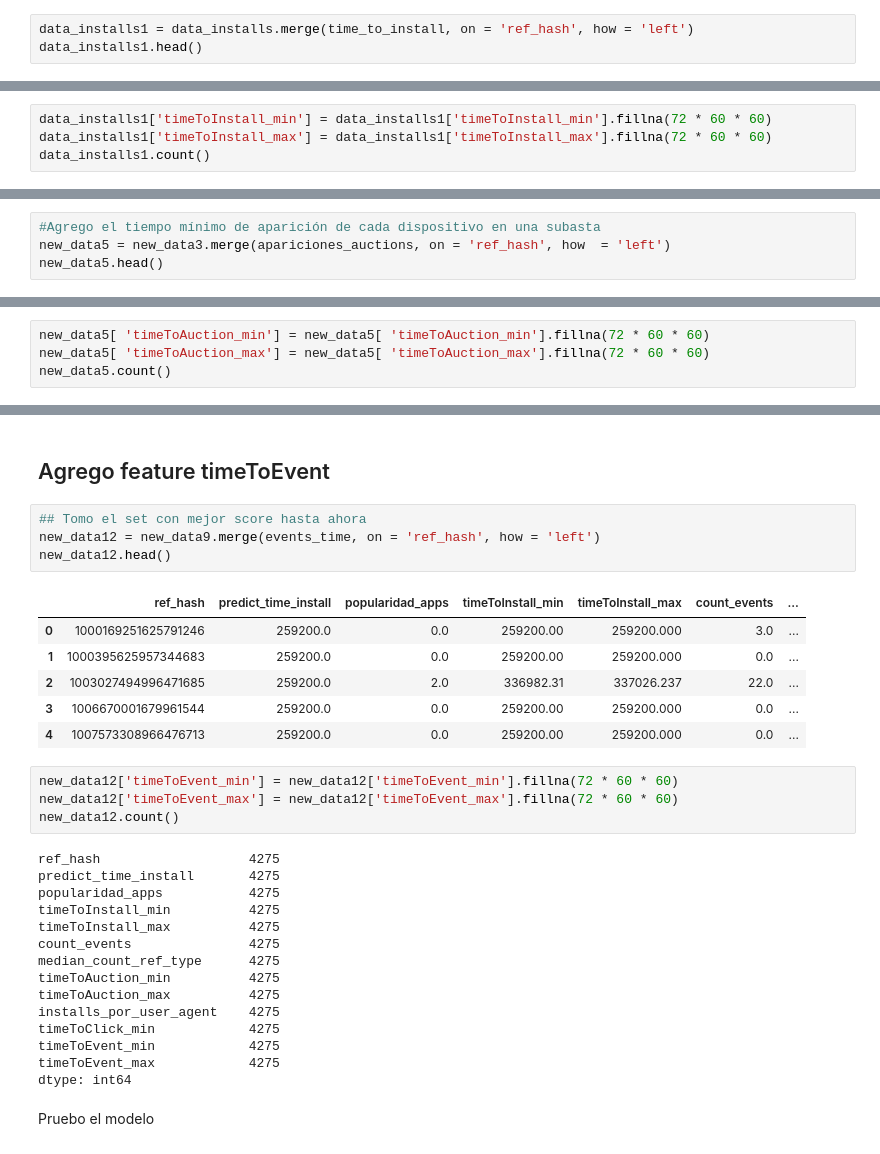
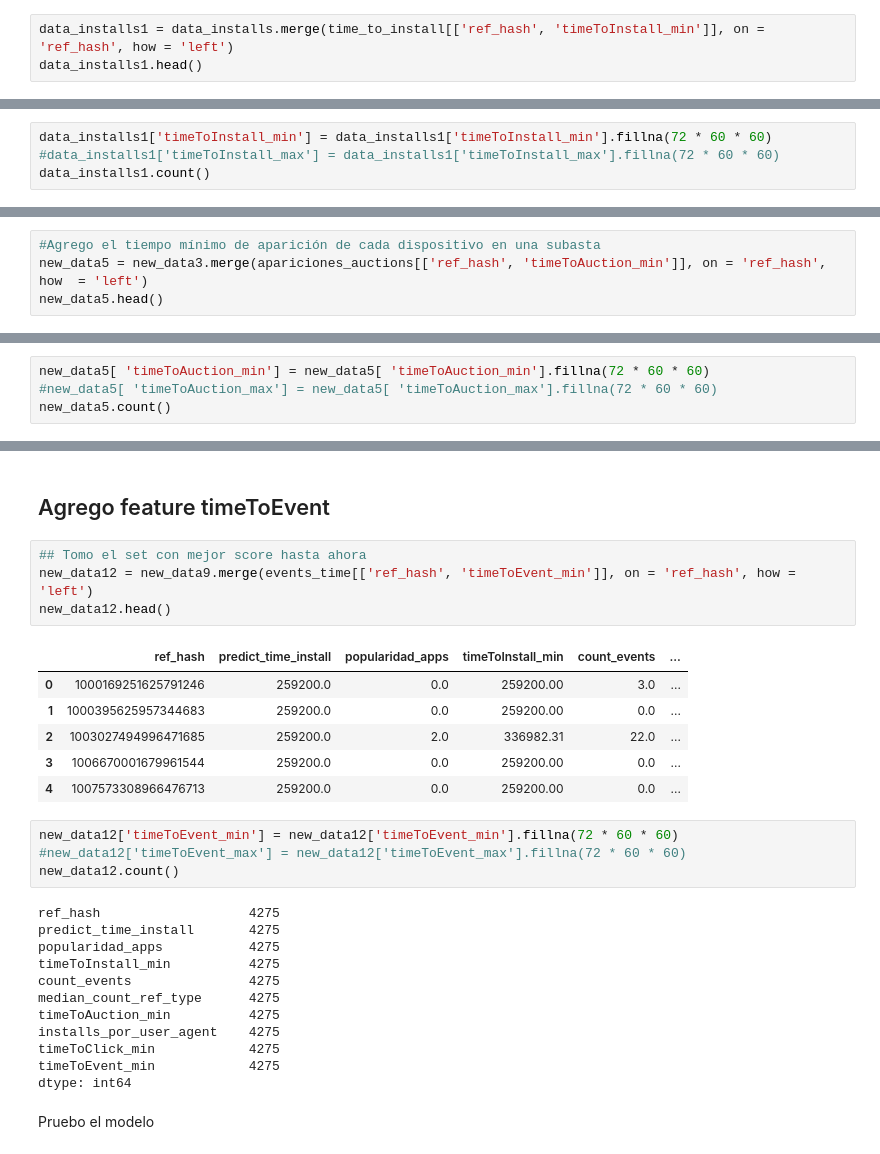
Before and after one commit to EscobarMariaSol/Organizacion-de-datos, a Jupyter notebook: TP2/TP2-ventana6.ipynb, the cells around one changed output, grey strips where cells are left out. Cells and saved outputs as stored; diff of their text form.

```diff
--- a/TP2/TP2-ventana6.ipynb
+++ b/TP2/TP2-ventana6.ipynb
@@ -1327,6 +1317,6 @@ time_to_install.head()
 # %% [markdown]
 Agrego el  nuevo feature y vuelvo a probar el algoritmo
 # %%
-data_installs1 = data_installs.merge(time_to_install, on = 'ref_hash', how = 'left')
+data_installs1 = data_installs.merge(time_to_install[['ref_hash', 'timeToInstall_min']], on = 'ref_hash', how = 'left')
 data_installs1.head()
 # %% [output]
@@ -1347,7 +1336,7 @@ timeToInstall_max       1401
 dtype: int64
 # %%
 data_installs1['timeToInstall_min'] = data_installs1['timeToInstall_min'].fillna(72 * 60 * 60)
-data_installs1['timeToInstall_max'] = data_installs1['timeToInstall_max'].fillna(72 * 60 * 60)
+#data_installs1['timeToInstall_max'] = data_installs1['timeToInstall_max'].fillna(72 * 60 * 60)
 data_installs1.count()
 # %% [output]
 ref_hash                4037
@@ -1605,5 +1617,5 @@ El feature anterior no aportó absolutamente nada, por ahora no lo tomo en cuent
 # %%
 #Agrego el tiempo mínimo de aparición de cada dispositivo en una subasta
-new_data5 = new_data3.merge(apariciones_auctions, on = 'ref_hash', how  = 'left')
+new_data5 = new_data3.merge(apariciones_auctions[['ref_hash', 'timeToAuction_min']], on = 'ref_hash', how  = 'left')
 new_data5.head()
 # %% [output]
@@ -1628,7 +1638,7 @@ timeToAuction_max        3133
 dtype: int64
 # %%
 new_data5[ 'timeToAuction_min'] = new_data5[ 'timeToAuction_min'].fillna(72 * 60 * 60)
-new_data5[ 'timeToAuction_max'] = new_data5[ 'timeToAuction_max'].fillna(72 * 60 * 60)
+#new_data5[ 'timeToAuction_max'] = new_data5[ 'timeToAuction_max'].fillna(72 * 60 * 60)
 new_data5.count()
 # %% [output]
 ref_hash                 4037
@@ -2174,33 +2172,30 @@ rmse_scores.mean()
 ## Agrego feature timeToEvent
 # %%
 ## Tomo el set con mejor score hasta ahora
-new_data12 = new_data9.merge(events_time, on = 'ref_hash', how = 'left')
+new_data12 = new_data9.merge(events_time[['ref_hash', 'timeToEvent_min']], on = 'ref_hash', how = 'left')
 new_data12.head()
 # %% [output]
-|  | ref_hash | predict_time_install | popularidad_apps | timeToInstall_min | timeToInstall_max | count_events | ... |
-| 0 | 1000169251625791246 | 259200.0 | 0.0 | 259200.00 | 259200.000 | 3.0 | ... |
-| 1 | 1000395625957344683 | 259200.0 | 0.0 | 259200.00 | 259200.000 | 0.0 | ... |
-| 2 | 1003027494996471685 | 259200.0 | 2.0 | 336982.31 | 337026.237 | 22.0 | ... |
-| 3 | 1006670001679961544 | 259200.0 | 0.0 | 259200.00 | 259200.000 | 0.0 | ... |
-| 4 | 1007573308966476713 | 259200.0 | 0.0 | 259200.00 | 259200.000 | 0.0 | ... |
+|  | ref_hash | predict_time_install | popularidad_apps | timeToInstall_min | count_events | ... |
+| 0 | 1000169251625791246 | 259200.0 | 0.0 | 259200.00 | 3.0 | ... |
+| 1 | 1000395625957344683 | 259200.0 | 0.0 | 259200.00 | 0.0 | ... |
+| 2 | 1003027494996471685 | 259200.0 | 2.0 | 336982.31 | 22.0 | ... |
+| 3 | 1006670001679961544 | 259200.0 | 0.0 | 259200.00 | 0.0 | ... |
+| 4 | 1007573308966476713 | 259200.0 | 0.0 | 259200.00 | 0.0 | ... |
 # %%
 new_data12['timeToEvent_min'] = new_data12['timeToEvent_min'].fillna(72 * 60 * 60)
-new_data12['timeToEvent_max'] = new_data12['timeToEvent_max'].fillna(72 * 60 * 60)
+#new_data12['timeToEvent_max'] = new_data12['timeToEvent_max'].fillna(72 * 60 * 60)
 new_data12.count()
 # %% [output]
 ref_hash                   4275
 predict_time_install       4275
 popularidad_apps           4275
 timeToInstall_min          4275
-timeToInstall_max          4275
 count_events               4275
 median_count_ref_type      4275
 timeToAuction_min          4275
-timeToAuction_max          4275
 installs_por_user_agent    4275
 timeToClick_min            4275
 timeToEvent_min            4275
-timeToEvent_max            4275
 dtype: int64
 # %% [markdown]
 Pruebo el modelo
```
Also changed, not shown: parts of 75 cells of this notebook, 5 other files.
